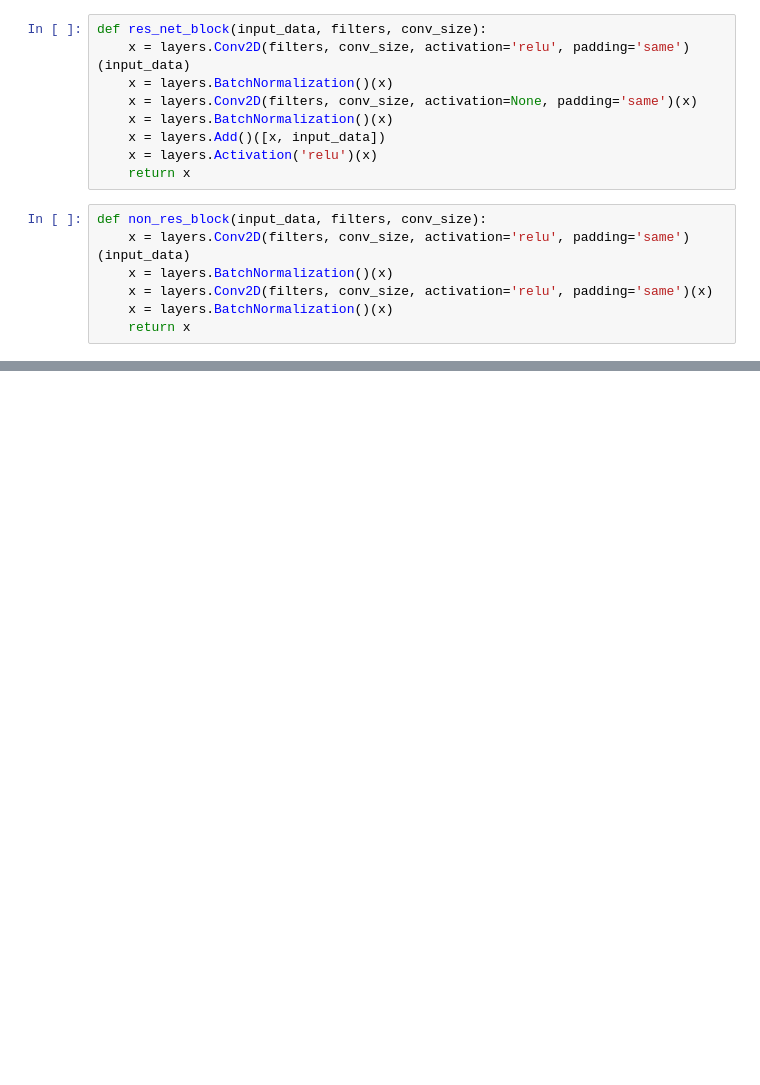
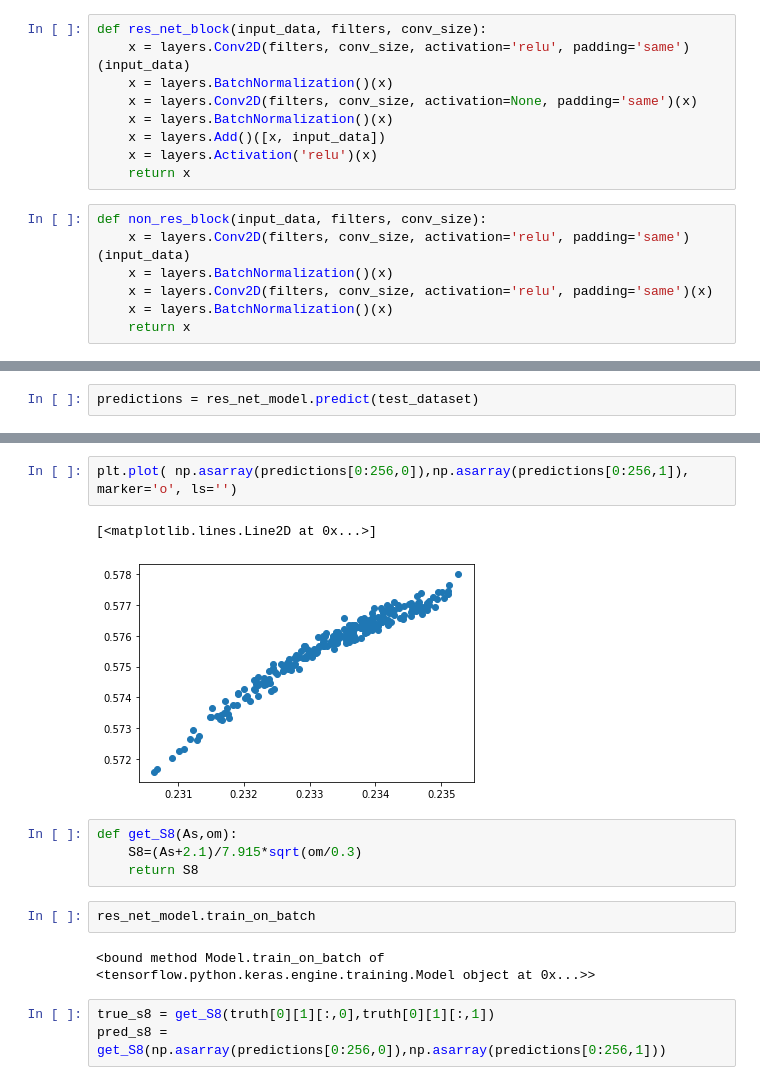
Before and after one commit to liuxx479/Outlier, a Jupyter notebook: notebooks/ResNet.ipynb, the cells around one changed output, grey strips where cells are left out. Cells and saved outputs as stored; diff of their text form; blank space fills up the shorter version.

```diff
--- a/notebooks/ResNet.ipynb
+++ b/notebooks/ResNet.ipynb
@@ -124,0 +167,2 @@ Epoch 1/3
+# %%
+predictions = res_net_model.predict(test_dataset)
@@ -124,0 +180,16 @@ Epoch 1/3
+# %%
+plt.plot( np.asarray(predictions[0:256,0]),np.asarray(predictions[0:256,1]), marker='o', ls='')
+# %% [output]
+[<matplotlib.lines.Line2D at 0x...>]
+[figure, added]
+# %%
+def get_S8(As,om):
+    S8=(As+2.1)/7.915*sqrt(om/0.3)
+    return S8
+# %%
+res_net_model.train_on_batch
+# %% [output]
+<bound method Model.train_on_batch of <tensorflow.python.keras.engine.training.Model object at 0x...>>
+# %%
+true_s8 = get_S8(truth[0][1][:,0],truth[0][1][:,1])
+pred_s8 = get_S8(np.asarray(predictions[0:256,0]),np.asarray(predictions[0:256,1]))
```
Also changed, not shown: parts of 21 cells of this notebook.
